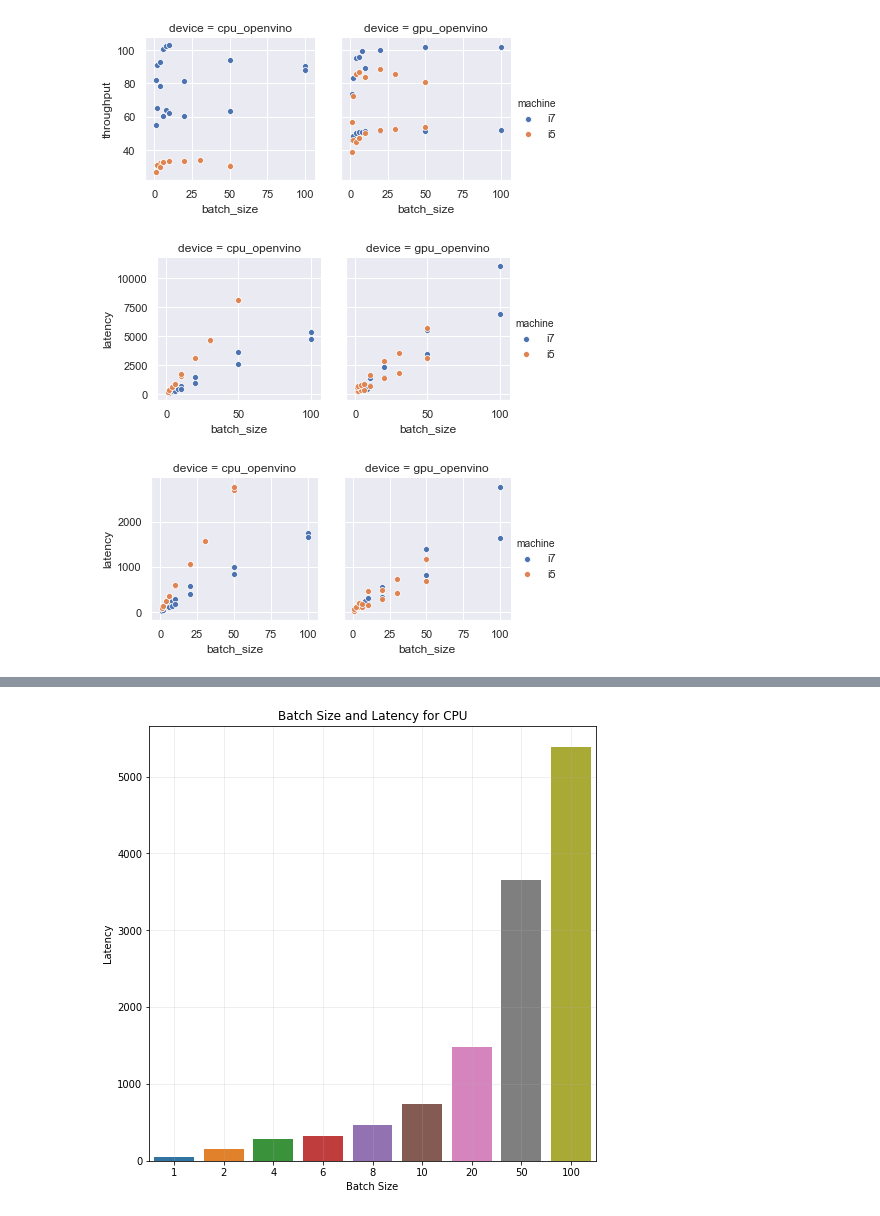
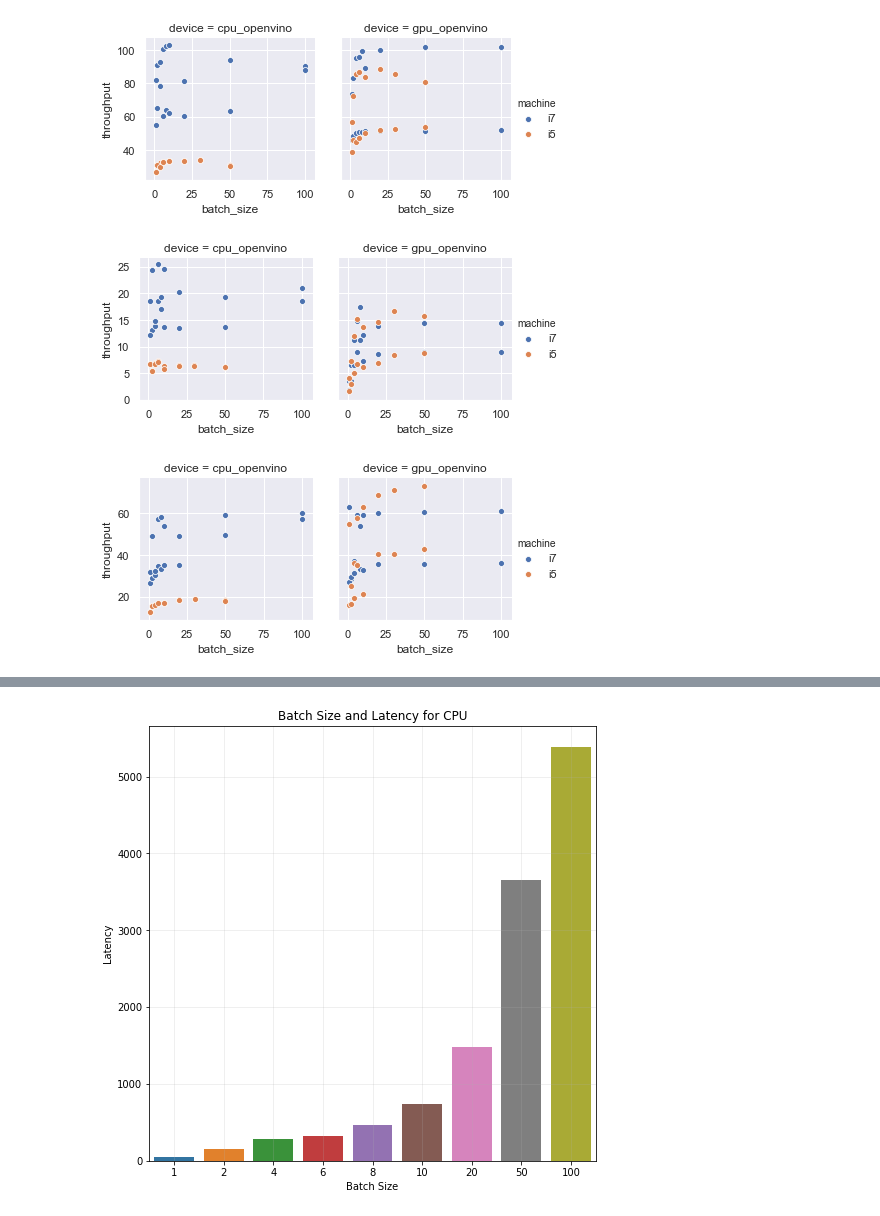
Before and after one commit to YashDalal10/DecisionTree_BMWChallenge, a Jupyter notebook: Data_Understanding.ipynb, the cells around one changed output, grey strips where cells are left out. Saved outputs shown, nothing was run; the diff lists cells and outputs as text; code cells hidden in the pictures.

```diff
--- a/Data_Understanding.ipynb
+++ b/Data_Understanding.ipynb
@@ -97,20 +97,20 @@ plt.show()
 # %%
 vit = merged_data[merged_data['model'] == 'vit_b_16']
 sns.set(rc={'figure.figsize':(12,12)})
 g = sns.FacetGrid(vit, col = 'device', hue = 'machine')
-g.map(sns.scatterplot, 'batch_size', 'latency')
+g.map(sns.scatterplot, 'batch_size', 'throughput')
 g.add_legend()
-plt.savefig("batch_size_latency_vit.svg")
+plt.savefig("batch_size_throughput_vit.svg")
 plt.show()
 # %% [output]
-[figure, old version]
+[figure, new version]
 # %%
 vgg11 = merged_data[merged_data['model'] == 'vgg11']
 sns.set(rc={'figure.figsize':(12,12)})
 g = sns.FacetGrid(vgg11, col = 'device', hue = 'machine')
-g.map(sns.scatterplot, 'batch_size', 'latency')
+g.map(sns.scatterplot, 'batch_size', 'throughput')
 g.add_legend()
-plt.savefig("batch_size_latency_vg11.svg")
+plt.savefig("batch_size_throughput_vg11.svg")
 plt.show()
 # %% [output]
-[figure, old version]
+[figure, new version]
```
Also changed, not shown: parts of 8 cells of this notebook, 10 other files.
